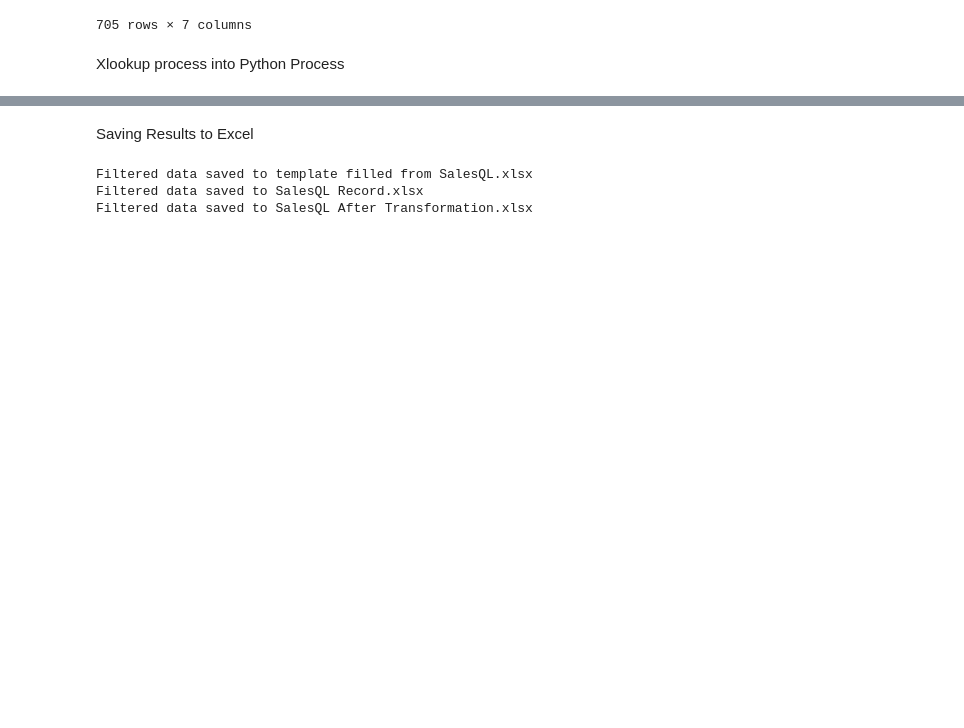
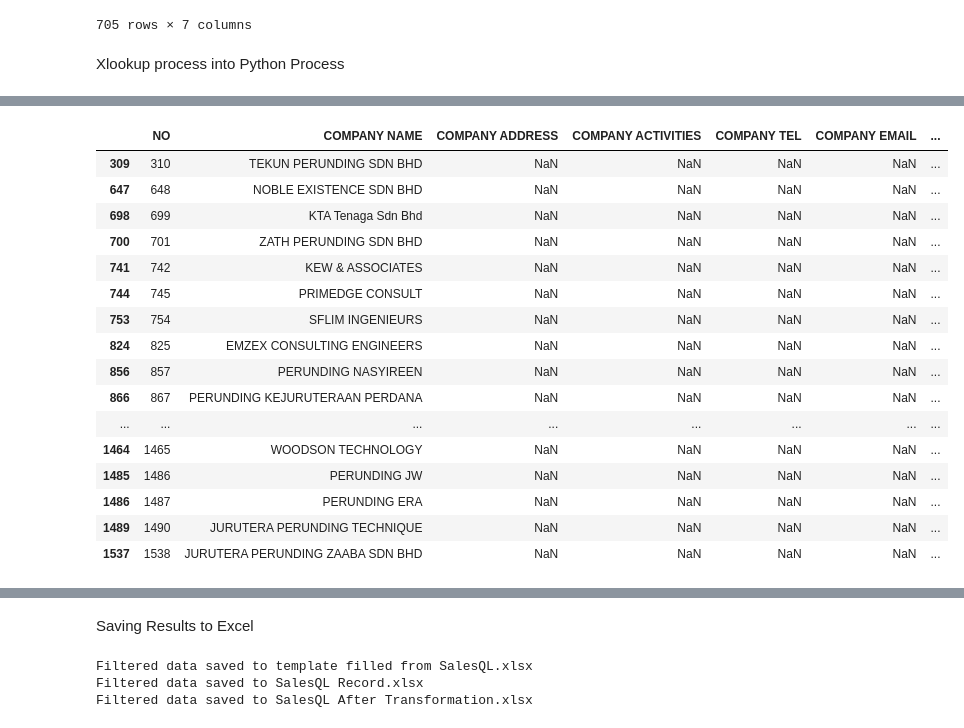
Before and after one commit to maeltwosinggit/My-Projects, a Jupyter notebook: Project 4 - Webscrape/rearrange.ipynb, the cells around one changed output, grey strips where cells are left out. Saved outputs shown, nothing was run; the diff lists cells and outputs as text; code cells hidden in the pictures; blank space fills up the shorter version.

```diff
--- a/Project 4 - Webscrape/rearrange.ipynb
+++ b/Project 4 - Webscrape/rearrange.ipynb
@@ -245,0 +243,49 @@ dftemplate_t8[dftemplate_t8['Link Reference'].notna() & dftemplate_t8['Link Refe
+# %%
+#FOR source https://www.greenbuildingindex.org/how-gbi-works/gbi-facilitators/
+dfsource4_2 = dfsource4[dfsource4['SOURCE']=='https://www.scribd.com/document/357887466/list-Copy-pdf']
+
+#Task 6 - From Template Xlookup Contact Email
+
+# Create a copy of dftemplate_raw
+dftemplate_t9 = dftemplate_t8.copy()
+# Create a dictionary mapping 'NAME' to 'EMAIL' in dfsource4
+email_mapping = dict(zip(dfsource4_2['NAME'], dfsource4_2['EMAIL']))
+# Fill NaN values in 'CONTACT EMAIL' column of dftemplate_t6 using email_mapping
+dftemplate_t9['CONTACT EMAIL'] = dftemplate_t9['CONTACT EMAIL'].fillna(dftemplate_t9['CONTACT NAME'].map(email_mapping))
+# dftemplate_t6[dftemplate_t6['Link Reference'].notna() & dftemplate_t6['Link Reference'].str.contains('green') & dftemplate_t6['CONTACT EMAIL'].isna()]
+
+#Task 7 - From Template Xlookup Contact Tel
+# Create a copy of dftemplate_t6
+dftemplate_t10 = dftemplate_t9.copy()
+# Create a dictionary mapping 'NAME' to 'MOBILE' in dfsource4
+phone_mapping = dict(zip(dfsource4_2['NAME'], dfsource4_2['MOBILE']))
+# Fill NaN values in 'CONTACT TEL' column of dftemplate_t7 using phone_mapping
+dftemplate_t10['CONTACT TEL'] = dftemplate_t10['CONTACT TEL'].fillna(dftemplate_t10['CONTACT NAME'].map(phone_mapping))
+# dftemplate_t7[dftemplate_t7['Link Reference'].notna() & dftemplate_t7['Link Reference'].str.contains('green') ]
+
+# Task 8 - From Template Xlookup COMPANY NAME
+# Create a copy of dftemplate_t6
+dftemplate_t11 = dftemplate_t10.copy()
+# Create a dictionary mapping 'NAME' to 'MOBILE' in dfsource4
+company_mapping = dict(zip(dfsource4_2['NAME'], dfsource4_2['COMPANY NAME']))
+# Fill NaN values in 'CONTACT TEL' column of dftemplate_t7 using phone_mapping
+dftemplate_t11['COMPANY NAME'] = dftemplate_t11['COMPANY NAME'].fillna(dftemplate_t11['CONTACT NAME'].map(company_mapping))
+dftemplate_t11[dftemplate_t11['Link Reference'].notna() & dftemplate_t11['Link Reference'].str.contains('https://www.scribd.com/document/357887466/list-Copy-pdf') ]
+# %% [output]
+|  | NO | COMPANY NAME | COMPANY ADDRESS | COMPANY ACTIVITIES | COMPANY TEL | COMPANY EMAIL | ... |
+| 309 | 310 | TEKUN PERUNDING SDN BHD | NaN | NaN | NaN | NaN | ... |
+| 647 | 648 | NOBLE EXISTENCE SDN BHD | NaN | NaN | NaN | NaN | ... |
+| 698 | 699 | KTA Tenaga Sdn Bhd | NaN | NaN | NaN | NaN | ... |
+| 700 | 701 | ZATH PERUNDING SDN BHD | NaN | NaN | NaN | NaN | ... |
+| 741 | 742 | KEW & ASSOCIATES | NaN | NaN | NaN | NaN | ... |
+| 744 | 745 | PRIMEDGE CONSULT | NaN | NaN | NaN | NaN | ... |
+| 753 | 754 | SFLIM INGENIEURS | NaN | NaN | NaN | NaN | ... |
+| 824 | 825 | EMZEX CONSULTING ENGINEERS | NaN | NaN | NaN | NaN | ... |
+| 856 | 857 | PERUNDING NASYIREEN | NaN | NaN | NaN | NaN | ... |
+| 866 | 867 | PERUNDING KEJURUTERAAN PERDANA | NaN | NaN | NaN | NaN | ... |
+| ... | ... | ... | ... | ... | ... | ... | ... |
+| 1464 | 1465 | WOODSON TECHNOLOGY | NaN | NaN | NaN | NaN | ... |
+| 1485 | 1486 | PERUNDING JW | NaN | NaN | NaN | NaN | ... |
+| 1486 | 1487 | PERUNDING ERA | NaN | NaN | NaN | NaN | ... |
+| 1489 | 1490 | JURUTERA PERUNDING TECHNIQUE | NaN | NaN | NaN | NaN | ... |
+| 1537 | 1538 | JURUTERA PERUNDING ZAABA SDN BHD | NaN | NaN | NaN | NaN | ... |
```
Also changed, not shown: parts of 8 cells of this notebook.
